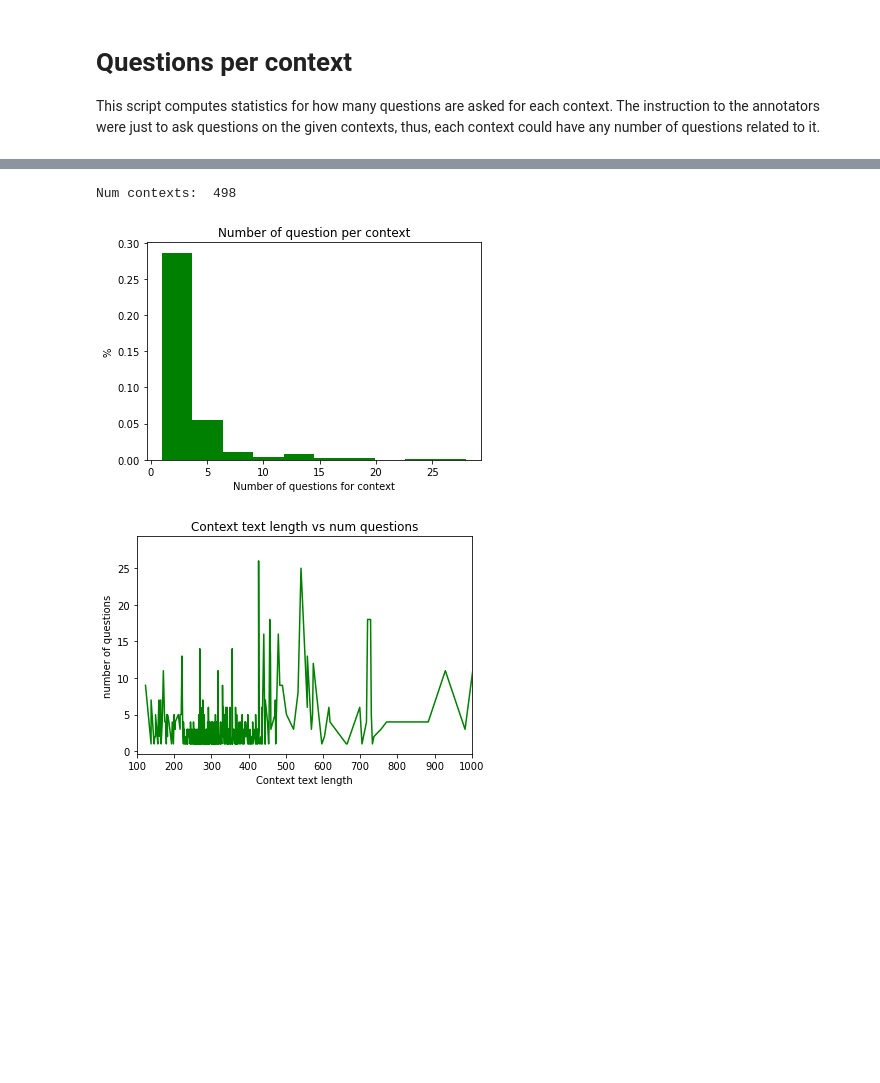
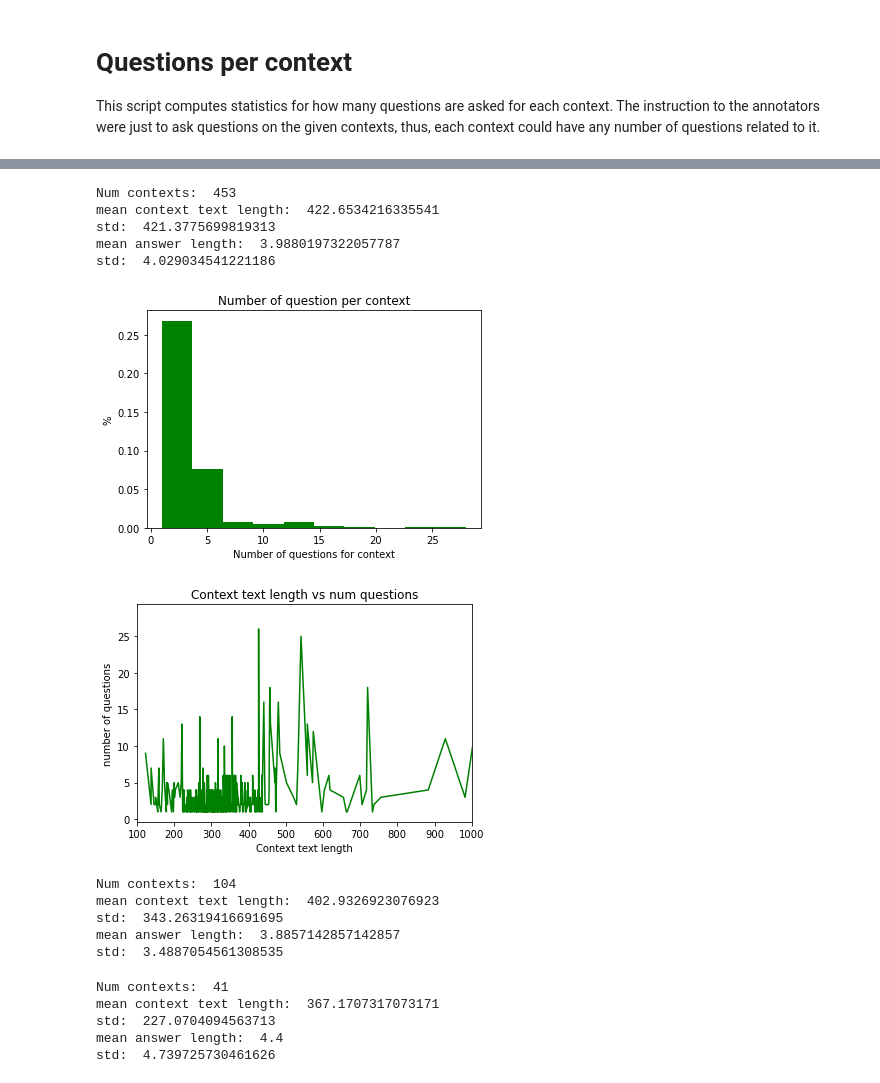
Before and after one commit to filippak/rc-answer-generation, a Jupyter notebook: data-analysis/data_analysis/questions_per_context.ipynb, the cells around one changed output, grey strips where cells are left out. Saved outputs shown, nothing was run; the diff lists cells and outputs as text; code cells hidden in the pictures; blank space fills up the shorter version.

```diff
--- a/data-analysis/data_analysis/questions_per_context.ipynb
+++ b/data-analysis/data_analysis/questions_per_context.ipynb
@@ -12,0 +11,6 @@ df_train = pd.read_pickle("../data_frames/parsed_answer_data/df_train_cleaned.pk
+# %%
+df_train_eval = pd.read_pickle("../data_frames/parsed_answer_data/df_train_cleaned.pkl")
+df_train = pd.read_pickle("../create_dataset/data/labeled_data_train.pkl")
+df_eval = pd.read_pickle("../create_dataset/data/labeled_data_eval.pkl")
+df_test = pd.read_pickle("../data_frames/parsed_answer_data/df_test.pkl")
+df_train.head()
@@ -32,27 +44,72 @@ def plot_question_coubnt_vs_length(c_count_dict, c_length_dict):
     plt.xlabel('Context text length')
     plt.title('Context text length vs num questions')
     plt.show()
+# %%
+def get_answer_statistics(df):
+    answer_lengths = []
+    for index, row in df.iterrows():
+        ans = row['correct_answer_raw']
+        answer_lengths.append(len(ans))
+    return answer_lengths
 # %%
 def count_questions_per_answers(df):
     context_count_dict = {}
     context_length_dict = {}
+    context_text_lengths = []
     for index, row in df.iterrows():
         context = row['context']
         context_parsed = row['context_raw']
         c = list(itertools.chain.from_iterable(context_parsed))
-        #  print(c)
         if context in context_count_dict:
             context_count_dict[context] += 1
         else:
             context_length_dict[context] = len(c)
             context_count_dict[context] = 1
+            context_text_lengths.append(len(c))
     print('Num contexts: ', len(context_count_dict))
-    return context_count_dict, context_length_dict
+    return context_count_dict, context_length_dict, context_text_lengths
 
-c_count_dict, c_length_dict = count_questions_per_answers(df_train)
+c_count_dict, c_length_dict, context_text_lengths = count_questions_per_answers(df_train)
+print('mean context text length: ', np.mean(context_text_lengths))
+print('std: ', np.std(context_text_lengths))
+ans_lengths = get_answer_statistics(df_train)
+print('mean answer length: ', np.mean(ans_lengths))
+print('std: ', np.std(ans_lengths))
 plot_question_distribution(c_count_dict)
 plot_question_coubnt_vs_length(c_count_dict, c_length_dict)
 # %% [output]
-Num contexts:  498
+Num contexts:  453
+mean context text length:  422.6534216335541
+std:  421.3775699819313
+mean answer length:  3.9880197322057787
+std:  4.029034541221186
-[figure, old version]
+[figure, new version]
-[figure, old version]
+[figure, new version]
+# %%
+c_count_dict, c_length_dict, context_text_lengths = count_questions_per_answers(df_eval)
+print('mean context text length: ', np.mean(context_text_lengths))
+print('std: ', np.std(context_text_lengths))
+
+ans_lengths = get_answer_statistics(df_eval)
+print('mean answer length: ', np.mean(ans_lengths))
+print('std: ', np.std(ans_lengths))
+# %% [output]
+Num contexts:  104
+mean context text length:  402.9326923076923
+std:  343.26319416691695
+mean answer length:  3.8857142857142857
+std:  3.4887054561308535
+# %%
+c_count_dict, c_length_dict, context_text_lengths = count_questions_per_answers(df_test)
+print('mean context text length: ', np.mean(context_text_lengths))
+print('std: ', np.std(context_text_lengths))
+
+ans_lengths = get_answer_statistics(df_test)
+print('mean answer length: ', np.mean(ans_lengths))
+print('std: ', np.std(ans_lengths))
+# %% [output]
+Num contexts:  41
+mean context text length:  367.1707317073171
+std:  227.0704094563713
+mean answer length:  4.4
+std:  4.739725730461626
```
Also changed, not shown: parts of 2 cells of this notebook, 25 other files.
